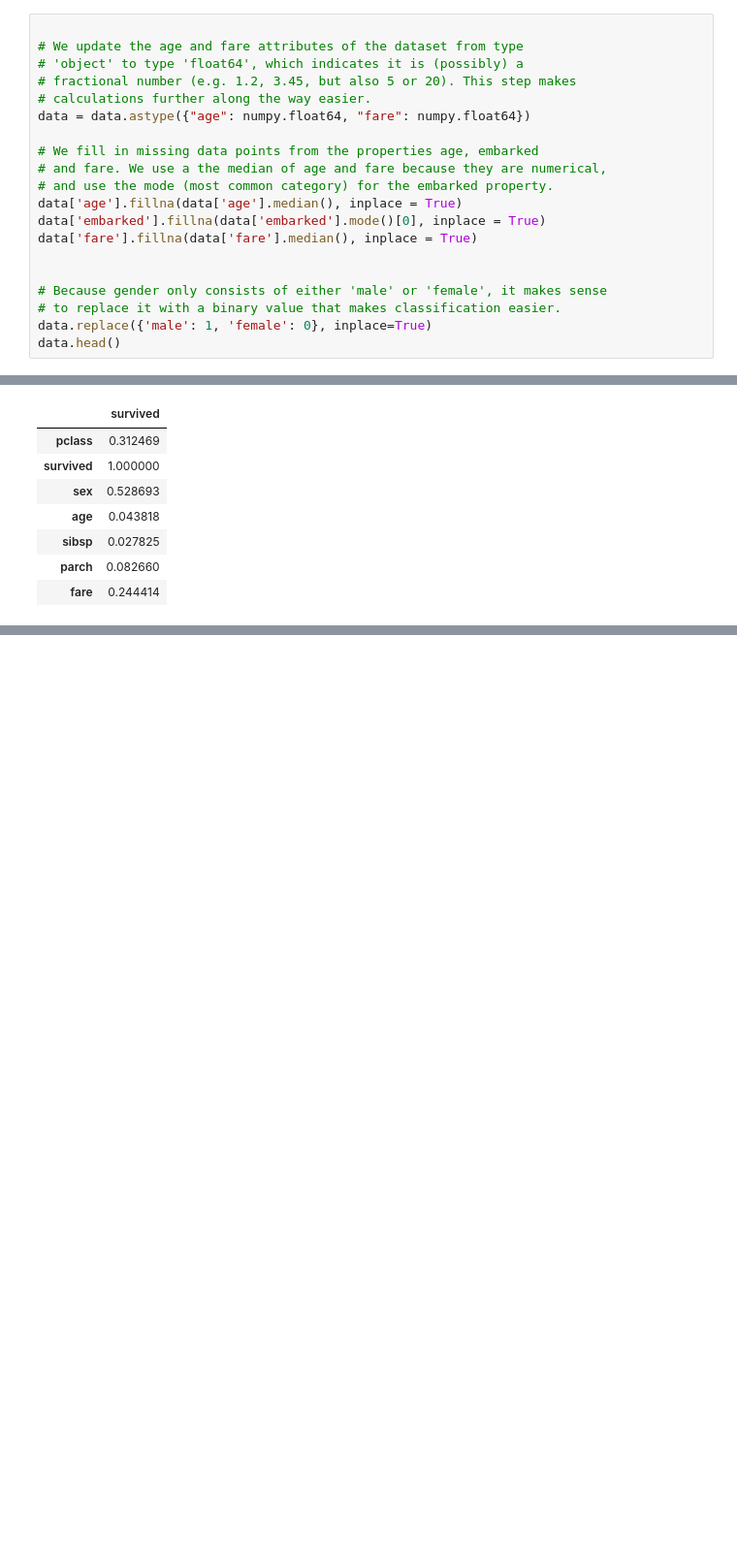
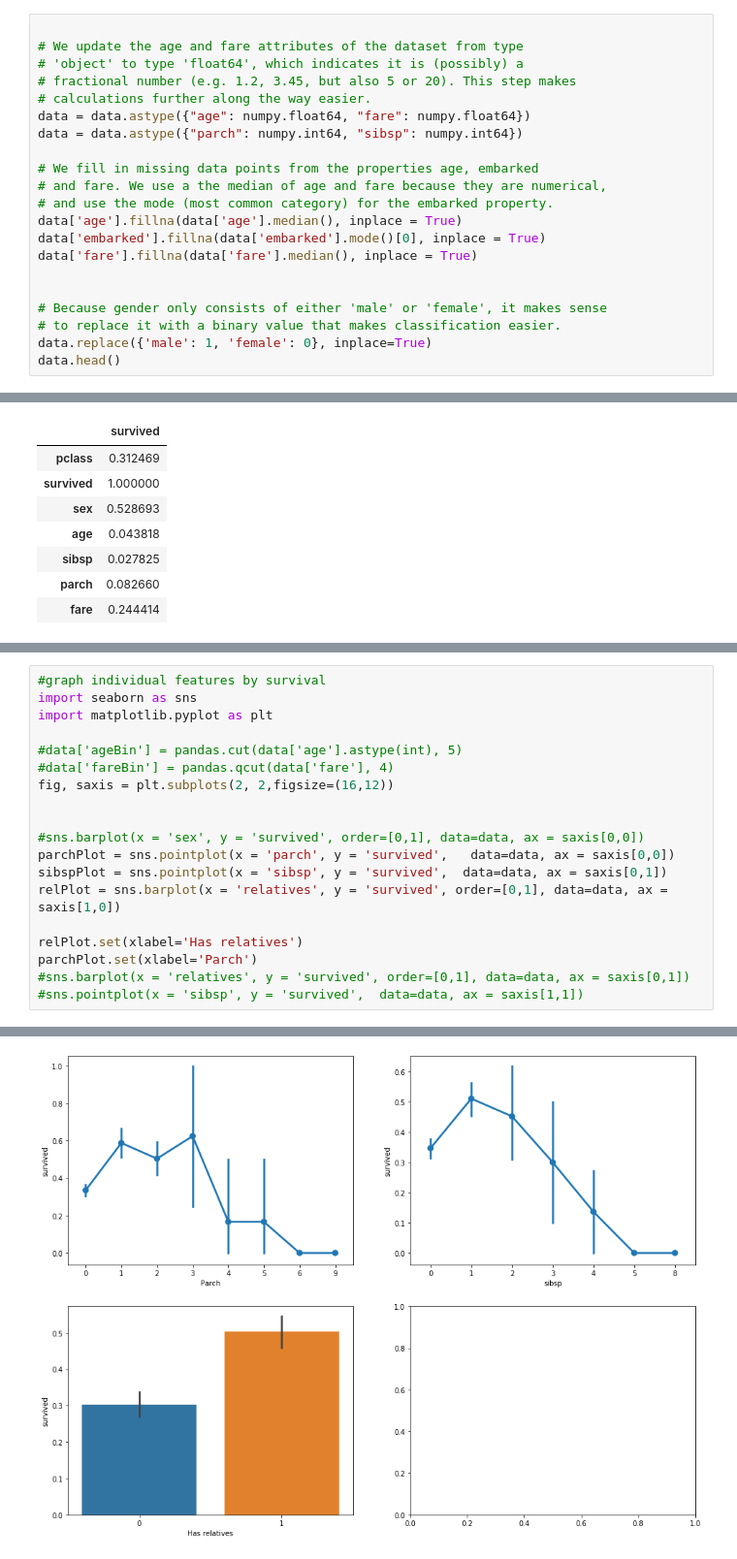
Before and after one commit to FransHuntink/PythonDataScience, a Jupyter notebook: DemoData/IrisTitanic/mynotebook.ipynb, the cells around one changed output, grey strips where cells are left out. Shown at 97% size. Drawn from its saved outputs; the diff is of its cells as text; blank space fills up the shorter version.

```diff
--- a/DemoData/IrisTitanic/mynotebook.ipynb
+++ b/DemoData/IrisTitanic/mynotebook.ipynb
@@ -73,6 +73,7 @@ In this step, we transform categorical data (gender: male, female) to a numerica
 # fractional number (e.g. 1.2, 3.45, but also 5 or 20). This step makes
 # calculations further along the way easier.
 data = data.astype({"age": numpy.float64, "fare": numpy.float64})
+data = data.astype({"parch": numpy.int64, "sibsp": numpy.int64})
 
 # We fill in missing data points from the properties age, embarked
 # and fare. We use a the median of age and fare because they are numerical,
@@ -135,0 +136,20 @@ After creating our new feature (named 'relatives'), the next step is to assess h
+# %%
+#graph individual features by survival
+import seaborn as sns
+import matplotlib.pyplot as plt
+
+#data['ageBin'] = pandas.cut(data['age'].astype(int), 5)
+#data['fareBin'] = pandas.qcut(data['fare'], 4)
+fig, saxis = plt.subplots(2, 2,figsize=(16,12))
+
+
+#sns.barplot(x = 'sex', y = 'survived', order=[0,1], data=data, ax = saxis[0,0])
+parchPlot = sns.pointplot(x = 'parch', y = 'survived',   data=data, ax = saxis[0,0])
+sibspPlot = sns.pointplot(x = 'sibsp', y = 'survived',  data=data, ax = saxis[0,1])
+relPlot = sns.barplot(x = 'relatives', y = 'survived', order=[0,1], data=data, ax = saxis[1,0])
+
+relPlot.set(xlabel='Has relatives')
+parchPlot.set(xlabel='Parch')
+#sns.barplot(x = 'relatives', y = 'survived', order=[0,1], data=data, ax = saxis[0,1])
+#sns.pointplot(x = 'sibsp', y = 'survived',  data=data, ax = saxis[1,1])
+# %% [output]
@@ -135,0 +157 @@ After creating our new feature (named 'relatives'), the next step is to assess h
+[figure, added]
```
Also changed, not shown: parts of 16 cells of this notebook.
